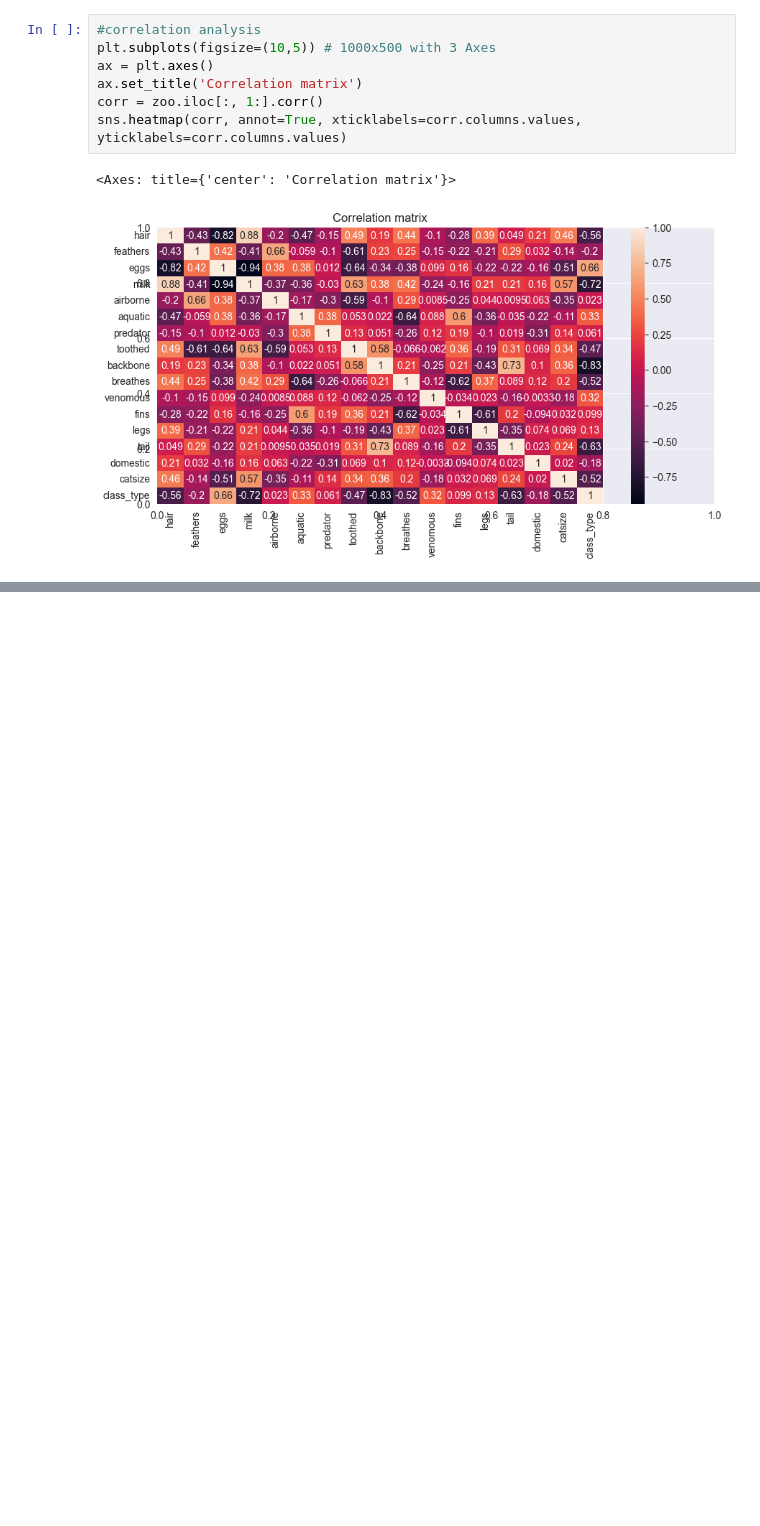
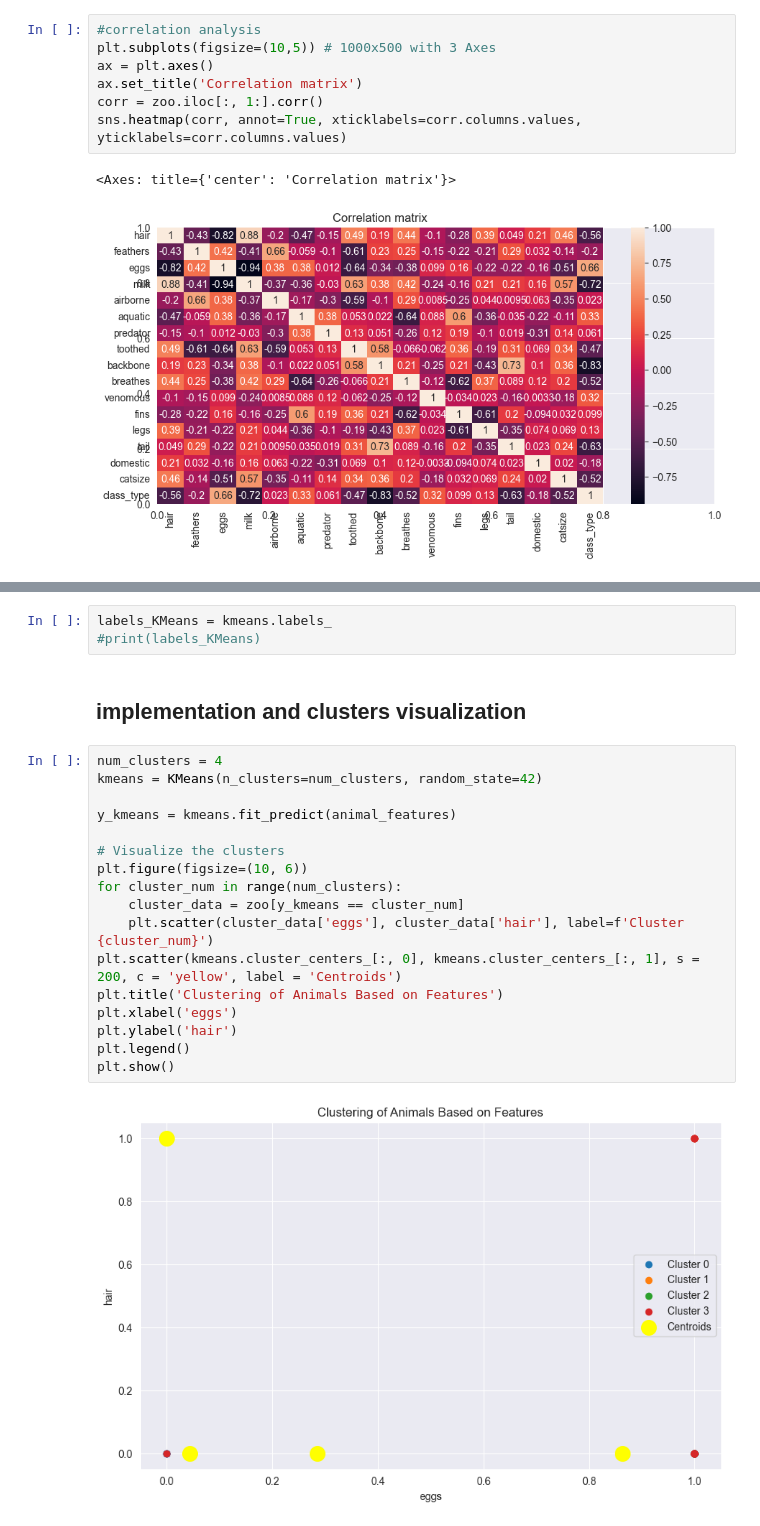
Before and after one commit to tundraparisi/dscoding-projects, a Jupyter notebook: ikram.naser/animals_project/data-import.ipynb, the cells around one changed output, grey strips where cells are left out. Saved outputs shown, nothing was run; the diff lists cells and outputs as text; blank space fills up the shorter version.

```diff
--- a/ikram.naser/animals_project/data-import.ipynb
+++ b/ikram.naser/animals_project/data-import.ipynb
@@ -788,0 +753,24 @@ kmeans.fit(x_train)
+# %%
+labels_KMeans = kmeans.labels_
+#print(labels_KMeans)
+# %% [markdown]
+## implementation and clusters visualization
+# %%
+num_clusters = 4
+kmeans = KMeans(n_clusters=num_clusters, random_state=42)
+
+y_kmeans = kmeans.fit_predict(animal_features)
+
+# Visualize the clusters
+plt.figure(figsize=(10, 6))
+for cluster_num in range(num_clusters):
+    cluster_data = zoo[y_kmeans == cluster_num]
+    plt.scatter(cluster_data['eggs'], cluster_data['hair'], label=f'Cluster {cluster_num}')
+plt.scatter(kmeans.cluster_centers_[:, 0], kmeans.cluster_centers_[:, 1], s = 200, c = 'yellow', label = 'Centroids')
+plt.title('Clustering of Animals Based on Features')
+plt.xlabel('eggs')
+plt.ylabel('hair')
+plt.legend()
+plt.show()
+# %% [output]
+[figure, added]
```
Also changed, not shown: parts of 53 cells of this notebook.
